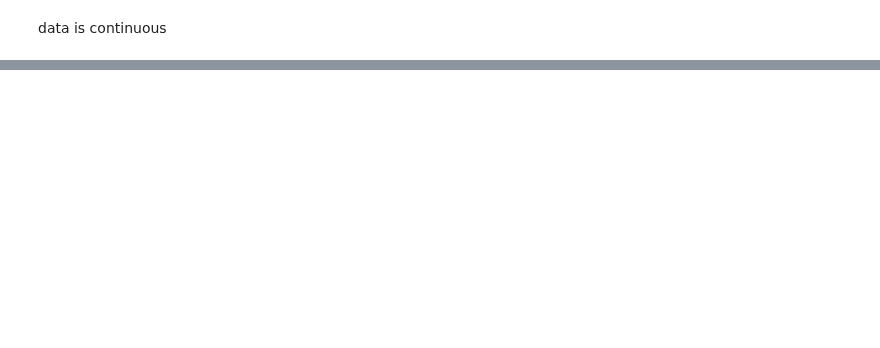
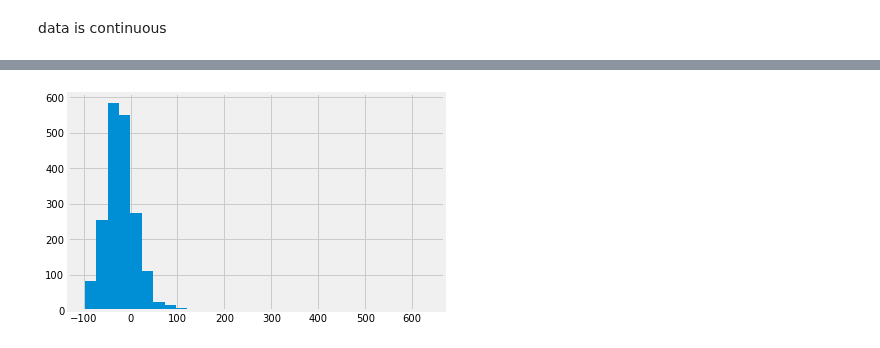
Before and after one commit to Gaukhar-ai/for_my_Thinkful_work, a Jupyter notebook: capstone/1.ipynb, the cells around one changed output, grey strips where cells are left out. Cells and saved outputs as stored; diff of their text form; code cells hidden in the pictures; blank space fills up the shorter version.

```diff
--- a/capstone/1.ipynb
+++ b/capstone/1.ipynb
@@ -253,4 +232,7 @@ memory usage: 505.3+ KB
 # %%
 df2019["return"] = (df2019["price2020"] - df2019["price"]) / df2019["price"]
+(100 * df2019["return"]).hist(bins=30)
+plt.show()
 # %% [output]
+[figure, added]
 [interactive output not drawn]
```
Also changed, not shown: parts of 35 cells of this notebook, 1 other file.
